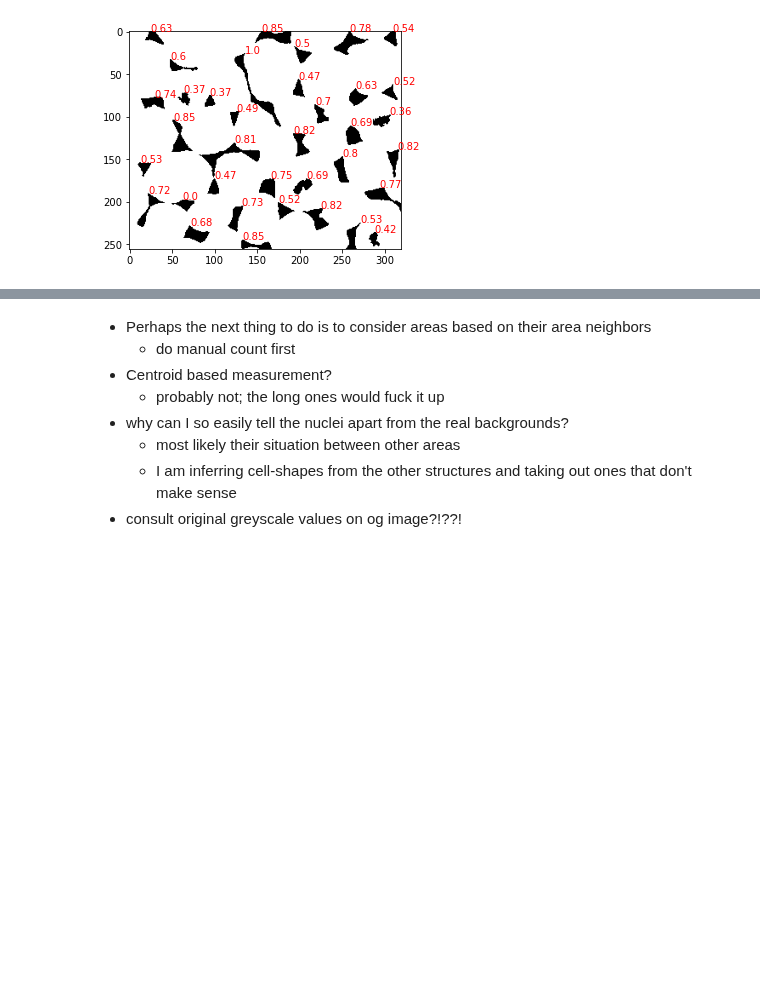
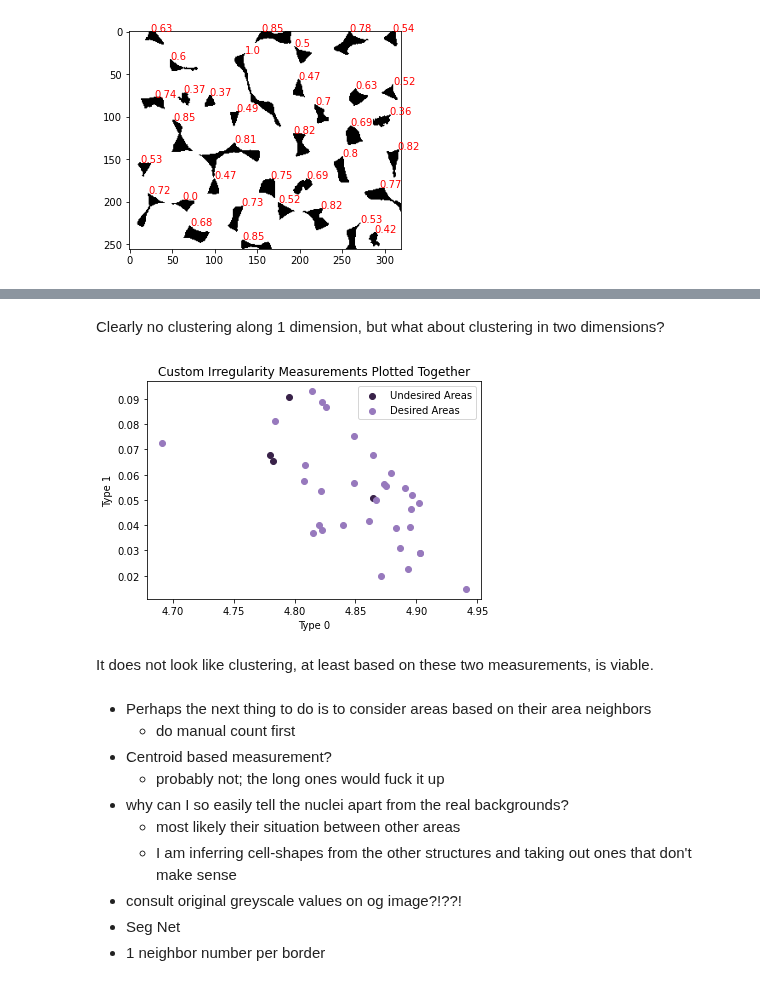
Before and after one commit to johnmays/convection-cell-research, a Jupyter notebook: image_processing/augmented_watershed.ipynb, the cells around one changed output, grey strips where cells are left out. Cells and saved outputs as stored; diff of their text form; code cells hidden in the pictures; blank space fills up the shorter version.

Commit message:
tried 2D clustering; results were not viable

```diff
--- a/image_processing/augmented_watershed.ipynb
+++ b/image_processing/augmented_watershed.ipynb
@@ -12,6 +12,9 @@ import os
 # from mpl_toolkits import mplot3d
 # %%
 from augmented_watershed import *
+# %%
+purples = ["#0a0612", "#392249", "#482980", "#673ab7",
+           "#7a52aa", "#9779bd", "#b59fd0", "#d3c5e3"]
 # %% [markdown]
 #### Import Image:
 # %%
@@ -96,3 +121,32 @@ irregularityplot(frame1_cropped_denoised)
+# %% [markdown]
+Clearly no clustering along 1 dimension, but what about clustering in two dimensions?
+# %%
+# frame1_cropped_denoised_3channel = np.stack((frame1_cropped_denoised, frame1_cropped_denoised, frame1_cropped_denoised), axis=-1)
+nuclei = np.copy(frame1_cropped_denoised_3channel)
+areas, area_locations = getbackgroundareas(frame1_cropped_denoised)
+desired_area_locations = []
+undesired_area_locations = []
+for i in range(len(areas)):
+    if i == 10 or i == 15 or i == 25 or i == 34:
+        undesired_area_locations.append(area_locations[i])
+    else:
+        desired_area_locations.append(area_locations[i])
+
+undesired_type_0 = list(map(lambda x: borderirregularity(x, type=0), undesired_area_locations))
+undesired_type_1 = list(map(lambda x: borderirregularity(x, type=1), undesired_area_locations))
+desired_type_0 = list(map(lambda x: borderirregularity(x, type=0), desired_area_locations))
+desired_type_1 = list(map(lambda x: borderirregularity(x, type=1), desired_area_locations))
+plt.scatter(undesired_type_0, undesired_type_1, c=purples[1], label='Undesired Areas')
+plt.scatter(desired_type_0, desired_type_1, c=purples[5], label='Desired Areas')
+plt.xlabel('Type 0')
+plt.ylabel('Type 1')
+plt.title('Custom Irregularity Measurements Plotted Together')
+plt.legend()
+plt.show()
+# %% [output]
+[figure, added]
+# %% [markdown]
+It does not look like clustering, at least based on these two measurements, is viable.
 # %% [markdown]
 - Perhaps the next thing to do is to consider areas based on their area neighbors
     - do manual count first
@@ -102,3 +156,5 @@ irregularityplot(frame1_cropped_denoised)
     - most likely their situation between other areas
     - I am inferring cell-shapes from the other structures and taking out ones that don't make sense
 - consult original greyscale values on og image?!??!
+- Seg Net
+- 1 neighbor number per border
```
Also changed, not shown: parts of 8 cells of this notebook, 1 other file.
